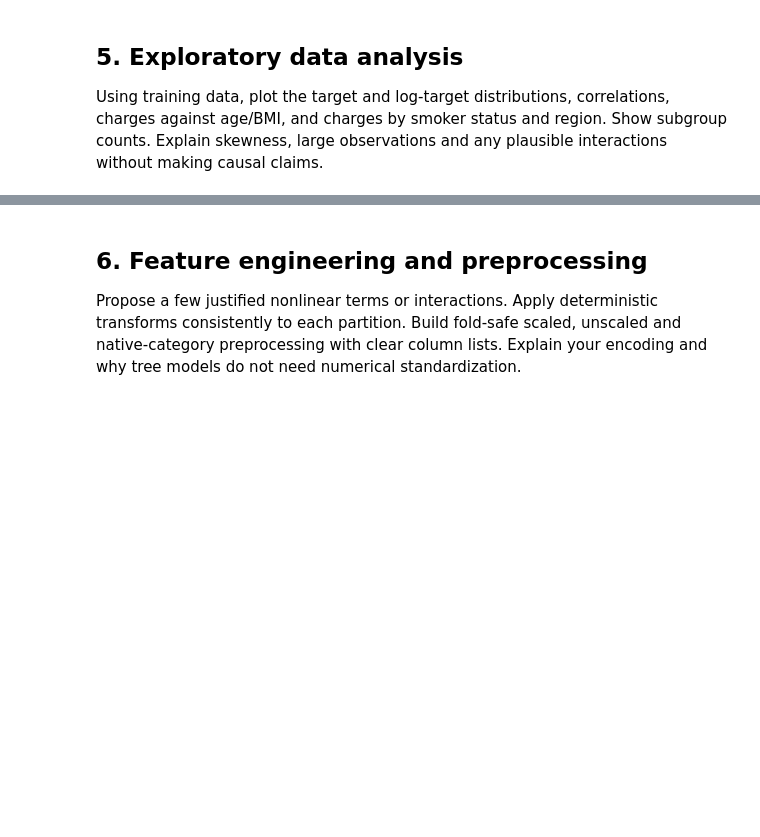
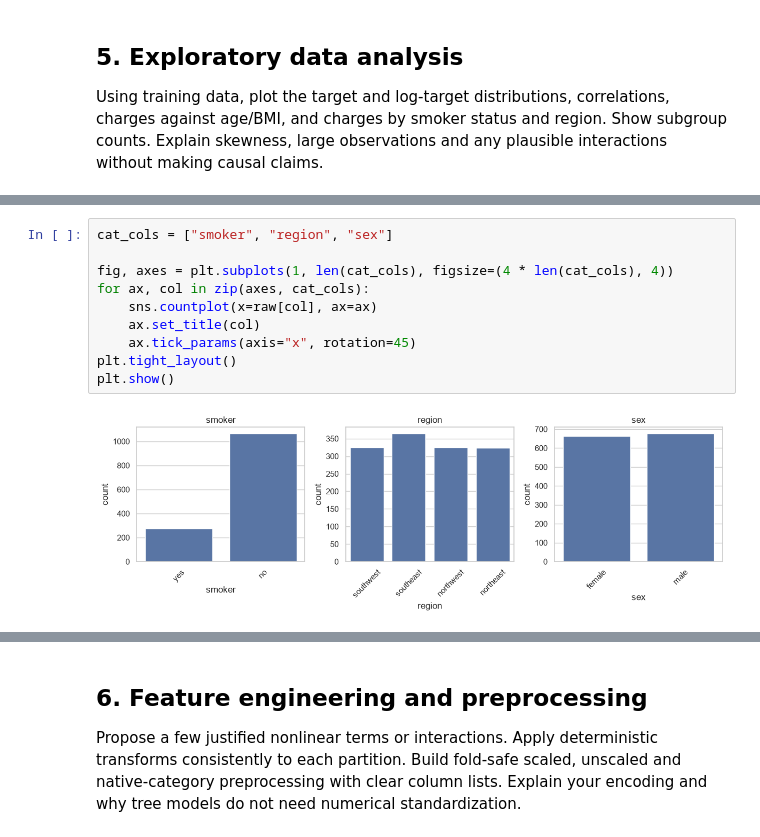
Before and after one commit to liutiedong/data-science-competition-projects, a Jupyter notebook: mock/regression/medical_cost_practice.ipynb, the cells around one changed output, grey strips where cells are left out. Drawn from its saved outputs; the diff is of its cells as text; blank space fills up the shorter version.

```diff
--- a/mock/regression/medical_cost_practice.ipynb
+++ b/mock/regression/medical_cost_practice.ipynb
@@ -30,0 +148,12 @@ Using training data, plot the target and log-target distributions, correlations,
+# %%
+cat_cols = ["smoker", "region", "sex"]
+
+fig, axes = plt.subplots(1, len(cat_cols), figsize=(4 * len(cat_cols), 4))
+for ax, col in zip(axes, cat_cols):
+    sns.countplot(x=raw[col], ax=ax)
+    ax.set_title(col)
+    ax.tick_params(axis="x", rotation=45)
+plt.tight_layout()
+plt.show()
+# %% [output]
+[figure, added]
```
Also changed, not shown: parts of 41 cells of this notebook, 1 other file.
